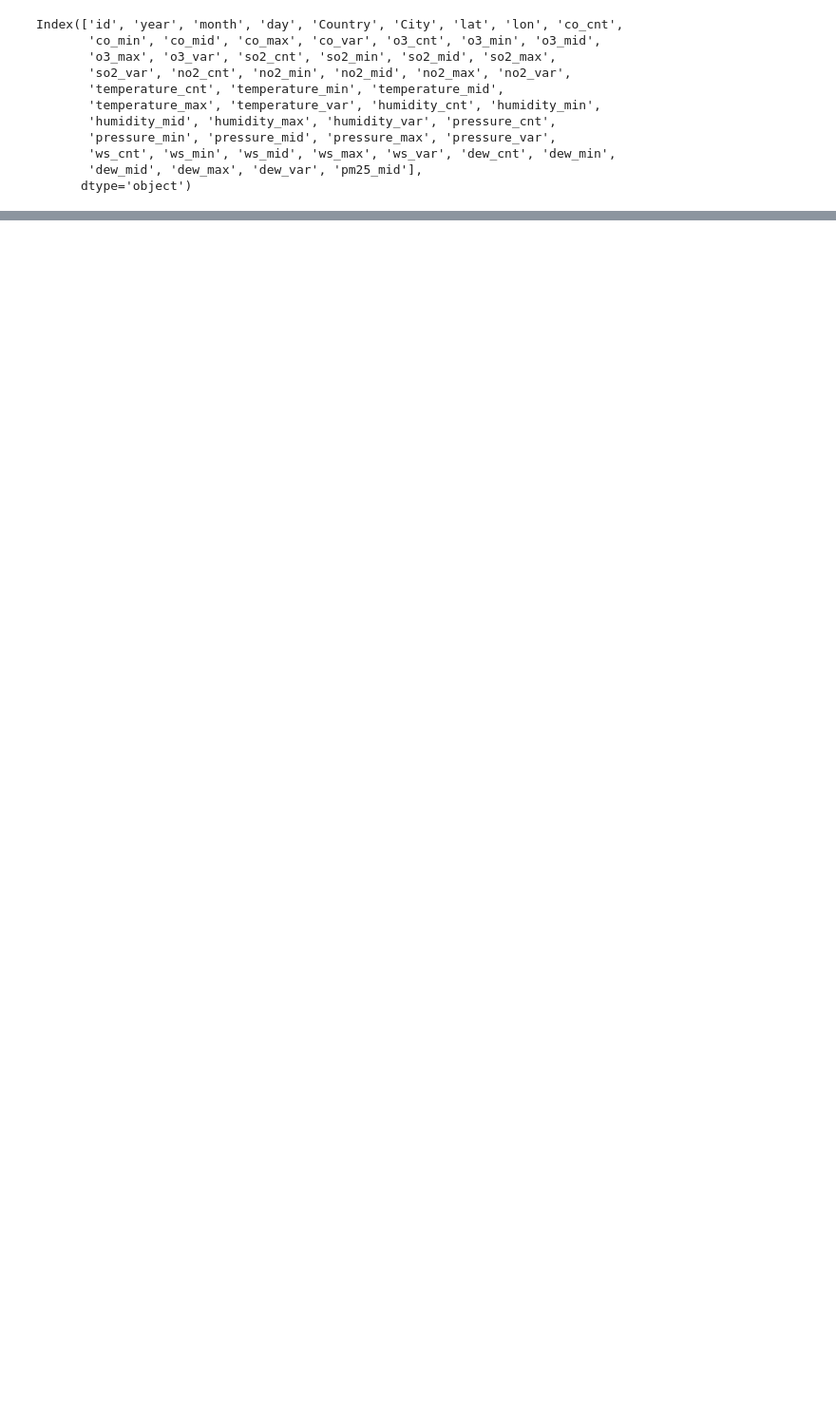
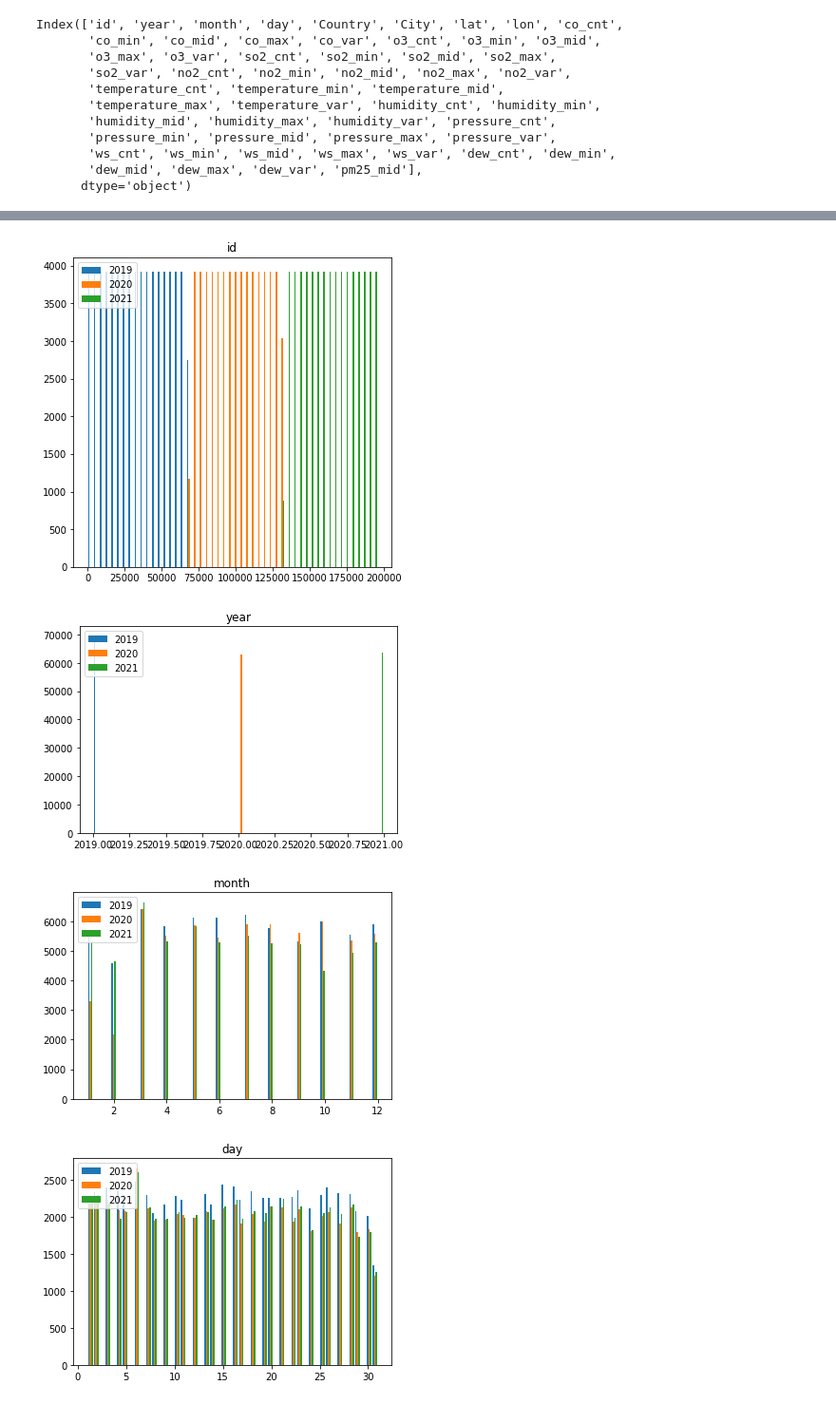
Before and after one commit to yu8867/Sony, a Jupyter notebook: src/analyze.ipynb, the cells around one changed output, grey strips where cells are left out. Shown at 95% size. Drawn from its saved outputs; the diff is of its cells as text; code cells hidden in the pictures; blank space fills up the shorter version.

```diff
--- a/src/analyze.ipynb
+++ b/src/analyze.ipynb
@@ -116,0 +69,19 @@ for col in train.columns:
+# %%
+train, test = Load_dataset()
+train.year.unique()
+df_2019 = train[(train["year"]==2019)]
+df_2020 = train[(train["year"]==2020)]
+df_2021 = train[(train["year"]==2021)]
+# %%
+plt.figure(figsize=(6,6))
+for col in train.columns:
+#     bins = np.linspace(-10, 10, 100)
+    plt.hist([df_2019[col], df_2020[col], df_2021[col]], bins=50, label=['2019', '2020','2021'])
+    plt.legend(loc='upper left')
+    plt.title(col)
+    plt.show()
+# %% [output]
+[figure, added]
+[figure, added]
+[figure, added]
+[figure, added]
```
Also changed, not shown: parts of 8 cells of this notebook, 12 other files.
